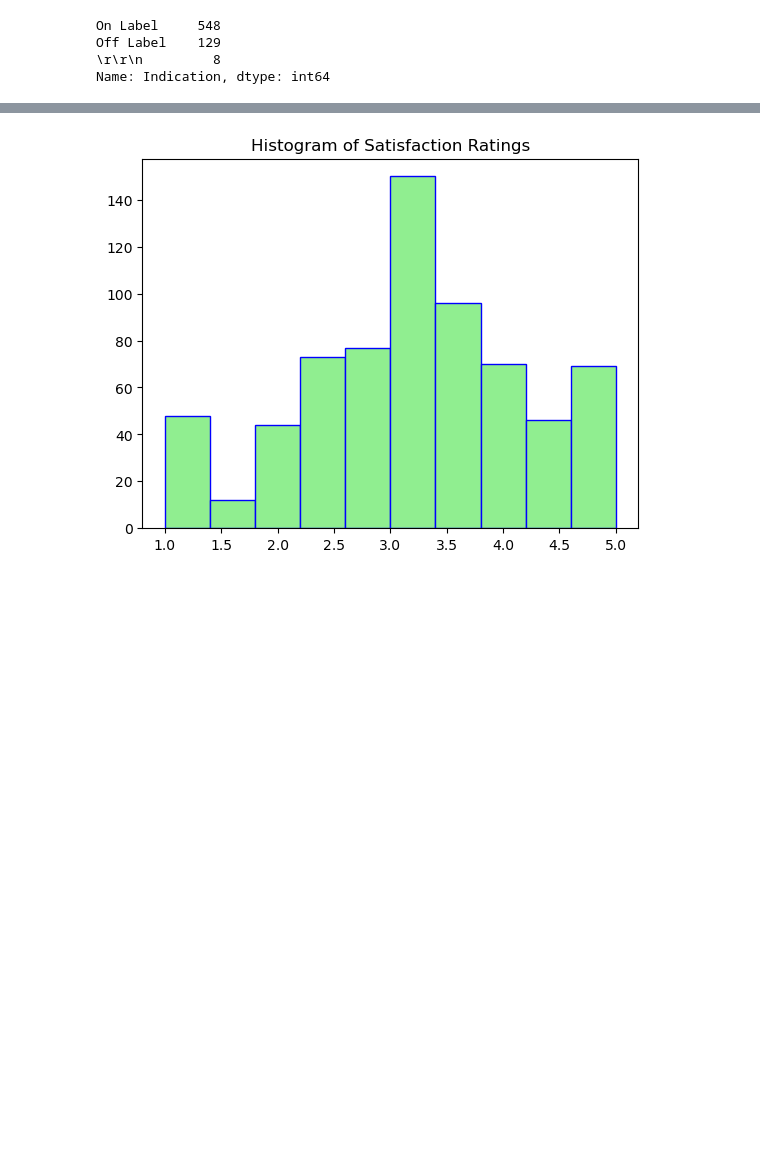
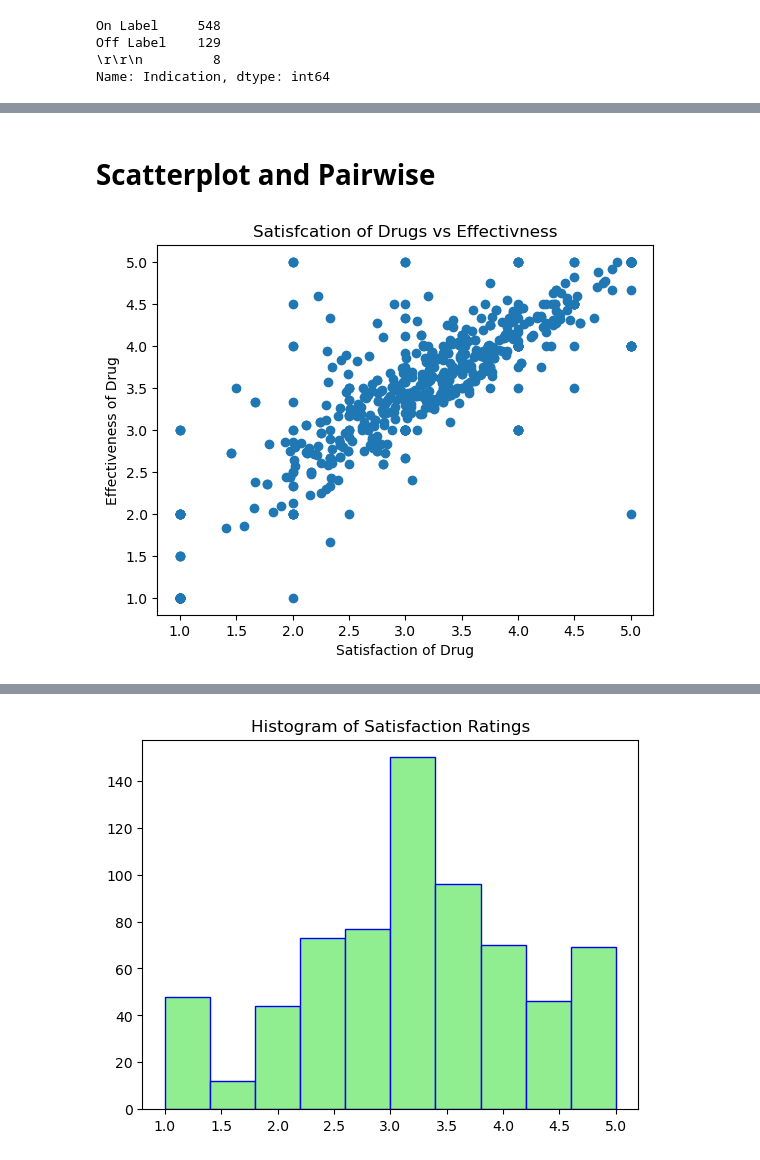
Before and after one commit to tessouthere/TP1_TEA_MJC, a Jupyter notebook: TP1_TEA_MC.ipynb, the cells around one changed output, grey strips where cells are left out. Saved outputs shown, nothing was run; the diff lists cells and outputs as text; code cells hidden in the pictures; blank space fills up the shorter version.

```diff
--- a/TP1_TEA_MC.ipynb
+++ b/TP1_TEA_MC.ipynb
@@ -95,0 +113,14 @@ Name: Indication, dtype: int64
+# %% [markdown]
+# Scatterplot and Pairwise
+# %%
+x=drugs['Satisfaction']
+y=drugs['Effective']
+
+plt.scatter(x, y,)
+plt.title('Satisfcation of Drugs vs Effectivness')
+plt.xlabel('Satisfaction of Drug')
+plt.ylabel('Effectiveness of Drug')
+
+plt.show()
+# %% [output]
+[figure, added]
```
Also changed, not shown: parts of 10 cells of this notebook.
